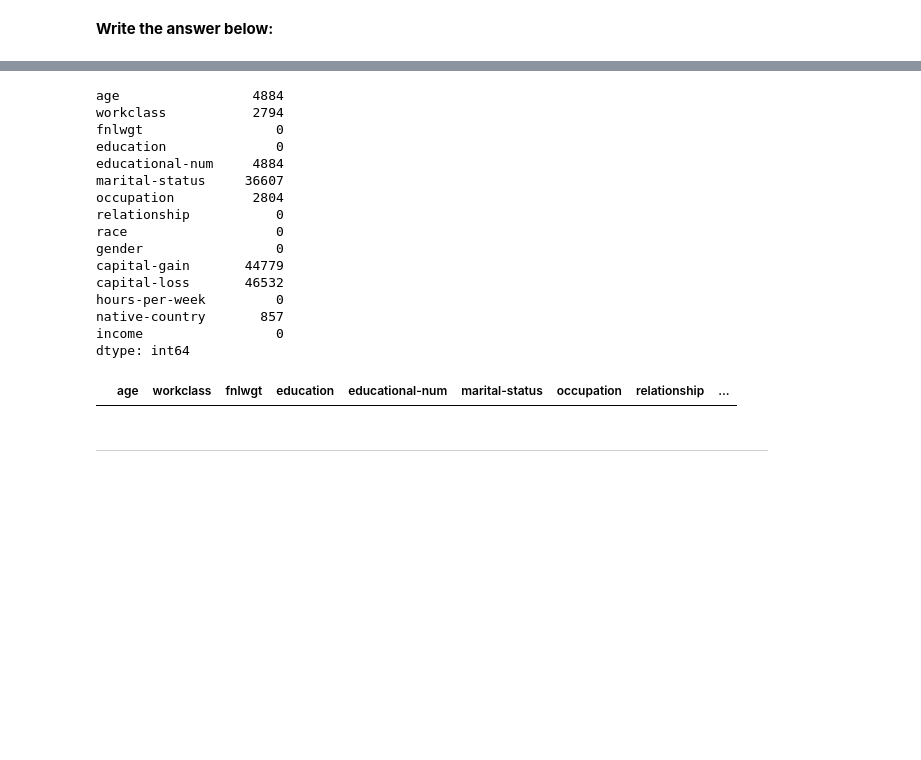
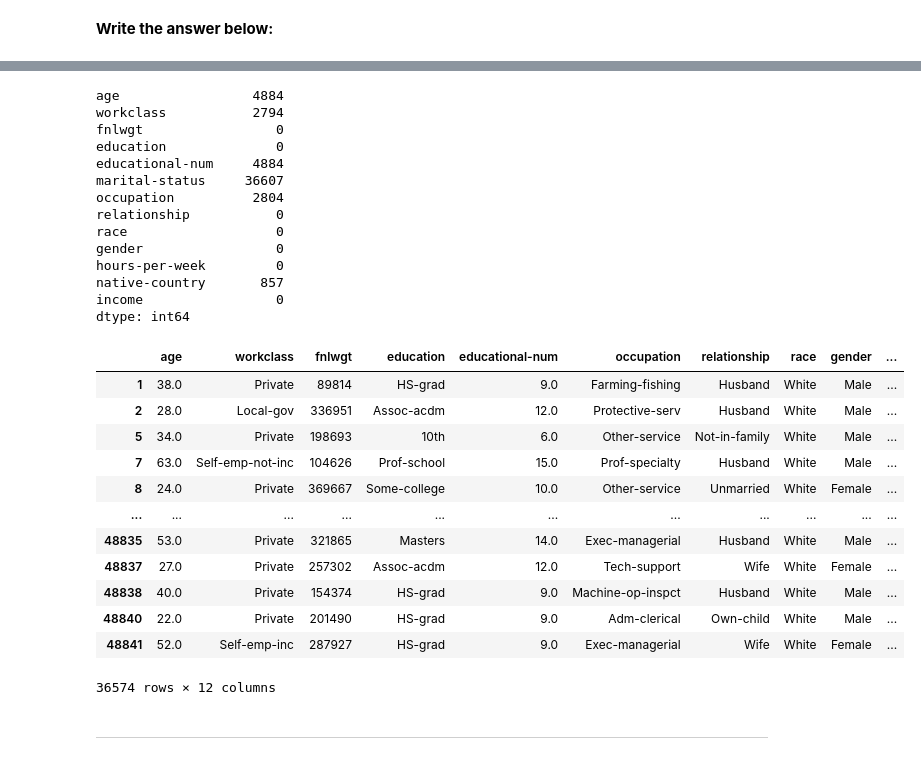
Before and after one commit to sepehr-ahmadi/summer_AI_bootcamp, a Jupyter notebook: hands_on/second_week/Day3-HandsOn1.ipynb, the cells around one changed output, grey strips where cells are left out. Cells and saved outputs as stored; diff of their text form; code cells hidden in the pictures; blank space fills up the shorter version.

```diff
--- a/hands_on/second_week/Day3-HandsOn1.ipynb
+++ b/hands_on/second_week/Day3-HandsOn1.ipynb
@@ -333,0 +328,6 @@ df_with_nan
+# %%
+# replace unrelated values
+drop_list=["0",0,'!',"?"]
+# df_with_nan=df_without_duplicated["age","workclass","fnlwgt","education","educational-num","marital-status","occupation","relationship","race","gender","hours_per_week","native-country","income"].replace(drop_list,np.nan)
+df_replaced_unrelated_value=df_without_duplicated[["age","workclass","fnlwgt","education","educational-num","occupation","relationship","race","gender","hours-per-week","native-country","income"]].replace(drop_list,np.nan)
+df_replaced_unrelated_value
@@ -334,7 +348,7 @@ df_with_nan
 # %%
 # find numbers of missing values for each column
 
-df_with_nan.isna().sum()
+df_replaced_unrelated_value.isna().sum()
 # %% [output]
 age                 4884
 workclass           2794
@@ -346,18 +360,28 @@ occupation          2804
 relationship           0
 race                   0
 gender                 0
-capital-gain       44779
-capital-loss       46532
 hours-per-week         0
 native-country       857
 income                 0
 dtype: int64
 # %%
 # handle missing values
-df_without_Nan=df_with_nan.dropna()
+df_without_Nan=df_replaced_unrelated_value.dropna()
 df_without_Nan
 # %% [output]
-|  | age | workclass | fnlwgt | education | educational-num | marital-status | occupation | relationship | ... |
+|  | age | workclass | fnlwgt | education | educational-num | occupation | relationship | race | gender | ... |
+| 1 | 38.0 | Private | 89814 | HS-grad | 9.0 | Farming-fishing | Husband | White | Male | ... |
+| 2 | 28.0 | Local-gov | 336951 | Assoc-acdm | 12.0 | Protective-serv | Husband | White | Male | ... |
+| 5 | 34.0 | Private | 198693 | 10th | 6.0 | Other-service | Not-in-family | White | Male | ... |
+| 7 | 63.0 | Self-emp-not-inc | 104626 | Prof-school | 15.0 | Prof-specialty | Husband | White | Male | ... |
+| 8 | 24.0 | Private | 369667 | Some-college | 10.0 | Other-service | Unmarried | White | Female | ... |
+| ... | ... | ... | ... | ... | ... | ... | ... | ... | ... | ... |
+| 48835 | 53.0 | Private | 321865 | Masters | 14.0 | Exec-managerial | Husband | White | Male | ... |
+| 48837 | 27.0 | Private | 257302 | Assoc-acdm | 12.0 | Tech-support | Wife | White | Female | ... |
+| 48838 | 40.0 | Private | 154374 | HS-grad | 9.0 | Machine-op-inspct | Husband | White | Male | ... |
+| 48840 | 22.0 | Private | 201490 | HS-grad | 9.0 | Adm-clerical | Own-child | White | Male | ... |
+| 48841 | 52.0 | Self-emp-inc | 287927 | HS-grad | 9.0 | Exec-managerial | Wife | White | Female | ... |
+36574 rows × 12 columns
 # %% [markdown]
 --------------------------------
 # %% [markdown]
```
Also changed, not shown: parts of 5 cells of this notebook, 4 other files.
